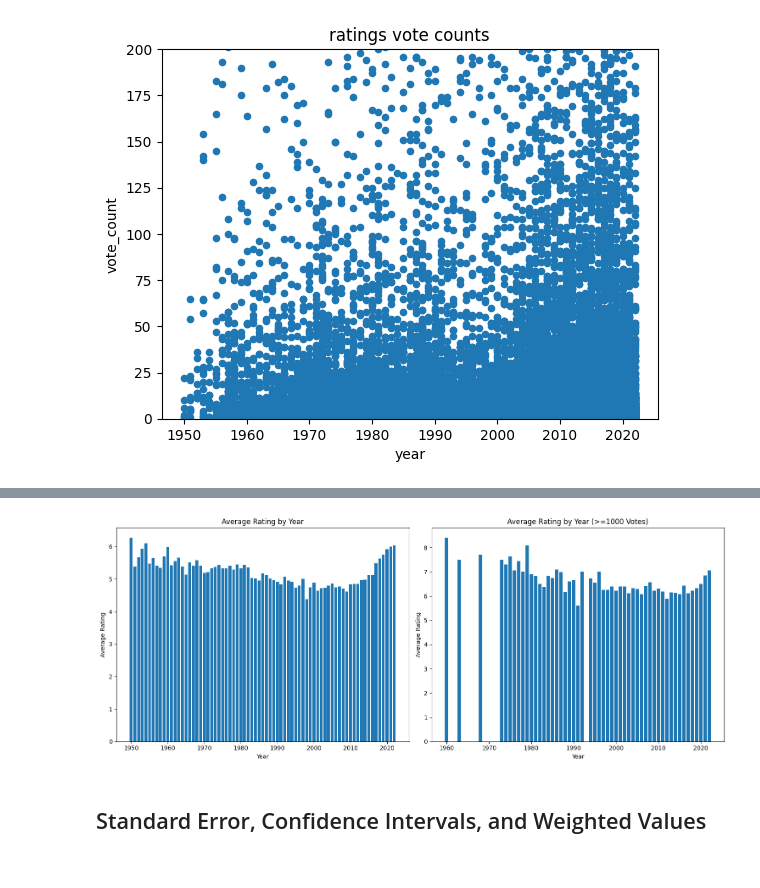
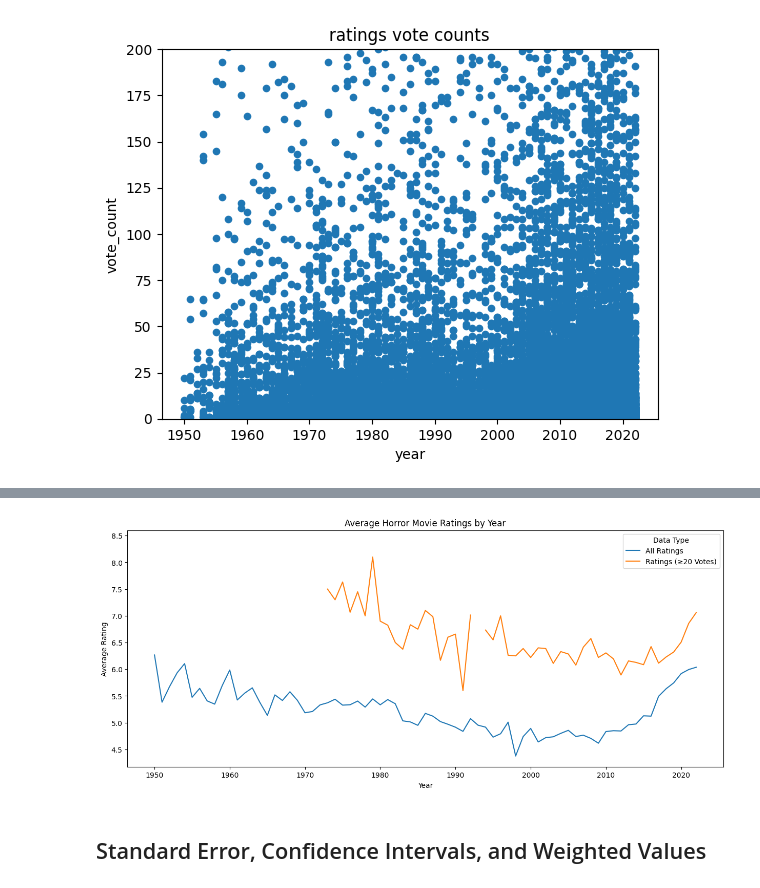
Before and after one commit to ashley-skidmore/horror_movie_playground, a Jupyter notebook: notebooks/horror_by_year.ipynb, the cells around one changed output, grey strips where cells are left out. Drawn from its saved outputs; the diff is of its cells as text; code cells hidden in the pictures.

```diff
--- a/notebooks/horror_by_year.ipynb
+++ b/notebooks/horror_by_year.ipynb
@@ -253,34 +253,29 @@ plt.show()
 # %%
 #Let's change the threshold to something higher with the understanding that certain years won't meet the criteria.
 
 #Redefining filtered_votes to only include ratings where there were at least a thousand votes.
 filtered_votes = horror_filtered[horror_filtered['vote_count'] >= 1000]
 
 filtered_year_ratings = filtered_votes.groupby('year')['vote_average'].mean()
 
-#Pasting the code in the above cell to display the two graphs side by side, this time with the new vote threshold.
-fig, axes = plt.subplots(1, 2, figsize=(15, 6))
+#Creating a DataFrame containing both sets of data:
+combined_year_ratings = pd.DataFrame({
+    'All Ratings': year_ratings,
+    'Ratings (≥20 Votes)': filtered_year_ratings
+})
 
-#Plotting year_ratings:
-axes[0].bar(year_ratings.index, year_ratings.values)
-axes[0].set_title('Average Rating by Year')
-axes[0].set_xlabel('Year')
-axes[0].set_ylabel('Average Rating')
+# Create a line chart
+combined_year_ratings.plot(figsize=(15, 6))
 
-#Plotting filtered_year_ratings:
-axes[1].bar(filtered_year_ratings.index, filtered_year_ratings.values)
-axes[1].set_title('Average Rating by Year (>=1000 Votes)')
-axes[1].set_xlabel('Year')
-axes[1].set_ylabel('Average Rating')
-
-#Avoiding overlap by altering the layout
-plt.tight_layout()
+# Add labels and title
+plt.xlabel('Year')
+plt.ylabel('Average Rating')
+plt.title('Average Horror Movie Ratings by Year')
+plt.legend(title='Data Type')
 
 plt.show()
-
-#That's better. Looks like the mid-90s has a year where not many people watched and reviewed the movies. Also, 1960 is a clear high point when the votes below 1000 are filtered out. The 70s aren't too shabby either.
 # %% [output]
-[figure, old version]
+[figure, new version]
 # %% [markdown]
 ## Standard Error, Confidence Intervals, and Weighted Values
 # %% [markdown]
```
Also changed, not shown: parts of 8 cells of this notebook.
